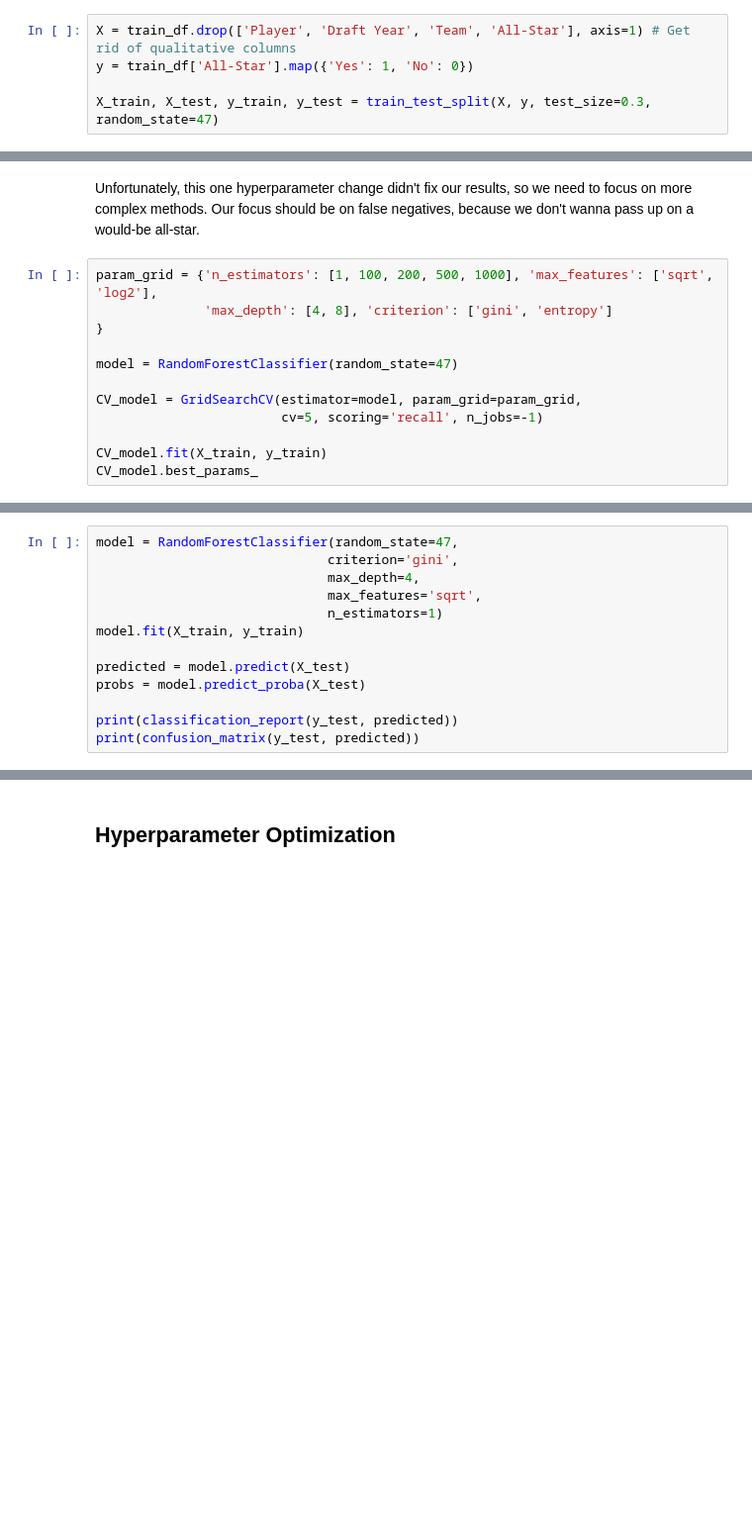
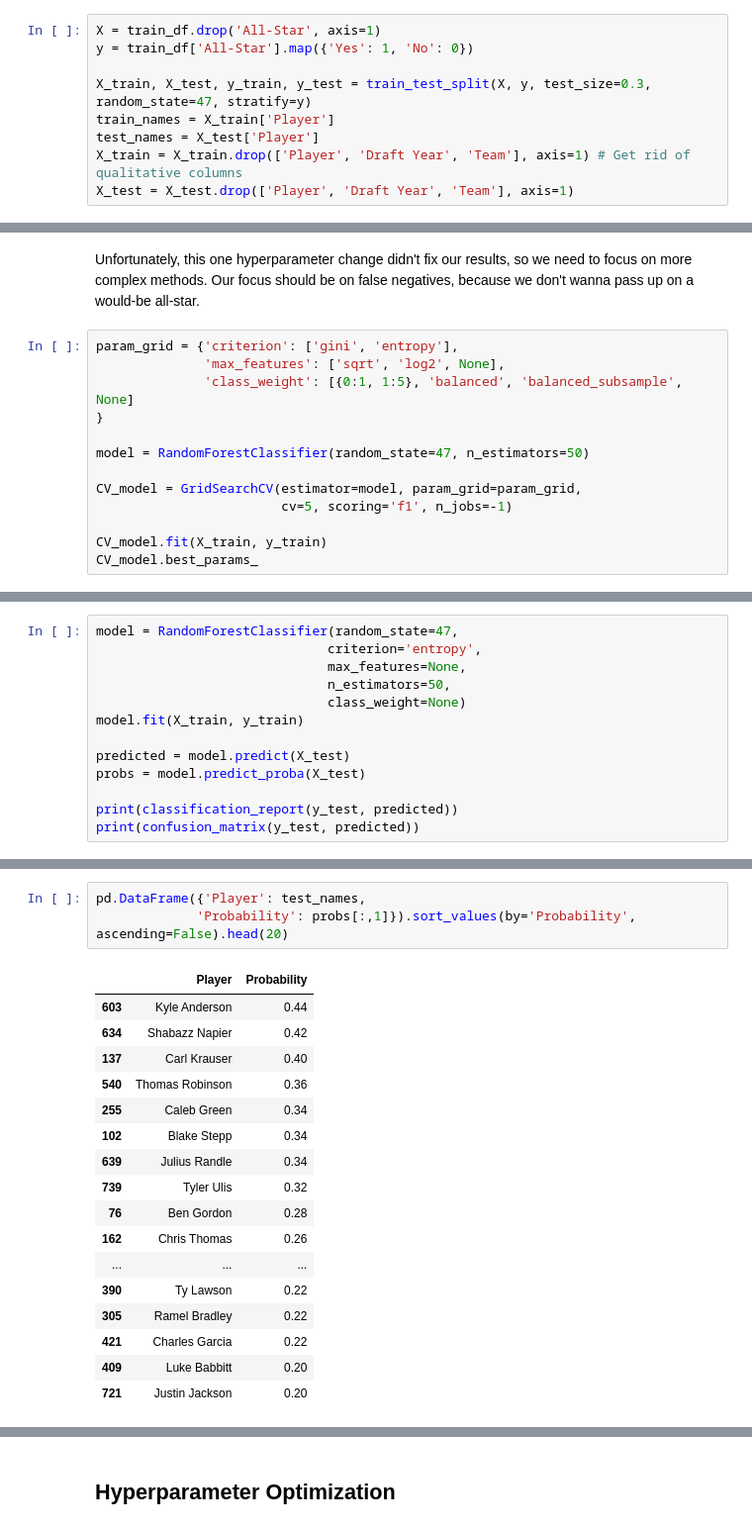
Before and after one commit to jkenzak/nbadraft, a Jupyter notebook: notebooks/04_modeling.ipynb, the cells around one changed output, grey strips where cells are left out. Shown: that part at 99% size. Drawn from its saved outputs; the diff is of its cells as text; blank space fills up the shorter version.

Commit message:
Some progress with model

```diff
--- a/notebooks/04_modeling.ipynb
+++ b/notebooks/04_modeling.ipynb
@@ -16,10 +16,14 @@ df = pd.read_csv('../data/processed/merged_data.csv')
 df['Weight (lbs)'] = df['Weight (lbs)'].replace('-', np.nan)
 train_df = df.query("`Draft Year` <= 2019") # Filter out the new/undeveloped players
 # %%
-X = train_df.drop(['Player', 'Draft Year', 'Team', 'All-Star'], axis=1) # Get rid of qualitative columns
+X = train_df.drop('All-Star', axis=1)
 y = train_df['All-Star'].map({'Yes': 1, 'No': 0})
 
-X_train, X_test, y_train, y_test = train_test_split(X, y, test_size=0.3, random_state=47)
+X_train, X_test, y_train, y_test = train_test_split(X, y, test_size=0.3, random_state=47, stratify=y)
+train_names = X_train['Player']
+test_names = X_test['Player']
+X_train = X_train.drop(['Player', 'Draft Year', 'Team'], axis=1) # Get rid of qualitative columns
+X_test = X_test.drop(['Player', 'Draft Year', 'Team'], axis=1)
 # %%
 model = RandomForestClassifier(random_state=47)
 model.fit(X_train, y_train)
@@ -81,14 +85,15 @@ weighted avg       0.87      0.93      0.90       272
 # %% [markdown]
 Unfortunately, this one hyperparameter change didn't fix our results, so we need to focus on more complex methods. Our focus should be on false negatives, because we don't wanna pass up on a would-be all-star.
 # %%
-param_grid = {'n_estimators': [1, 100, 200, 500, 1000], 'max_features': ['sqrt', 'log2'],
-              'max_depth': [4, 8], 'criterion': ['gini', 'entropy']
+param_grid = {'criterion': ['gini', 'entropy'],
+              'max_features': ['sqrt', 'log2', None],
+              'class_weight': [{0:1, 1:5}, 'balanced', 'balanced_subsample', None]
 }
 
-model = RandomForestClassifier(random_state=47)
+model = RandomForestClassifier(random_state=47, n_estimators=50)
 
 CV_model = GridSearchCV(estimator=model, param_grid=param_grid,
-                        cv=5, scoring='recall', n_jobs=-1)
+                        cv=5, scoring='f1', n_jobs=-1)
 
 CV_model.fit(X_train, y_train)
 CV_model.best_params_
@@ -100,9 +102,9 @@ CV_model.best_params_
 # %%
 model = RandomForestClassifier(random_state=47,
-                              criterion='gini',
-                              max_depth=4,
-                              max_features='sqrt',
-                              n_estimators=1)
+                              criterion='entropy',
+                              max_features=None,
+                              n_estimators=50,
+                              class_weight=None)
 model.fit(X_train, y_train)
 
 predicted = model.predict(X_test)
@@ -125 +127,22 @@ weighted avg       0.89      0.92      0.90       272
+# %%
+pd.DataFrame({'Player': test_names,
+             'Probability': probs[:,1]}).sort_values(by='Probability', ascending=False).head(20)
+# %% [output]
+|  | Player | Probability |
+| 603 | Kyle Anderson | 0.44 |
+| 634 | Shabazz Napier | 0.42 |
+| 137 | Carl Krauser | 0.40 |
+| 540 | Thomas Robinson | 0.36 |
+| 255 | Caleb Green | 0.34 |
+| 102 | Blake Stepp | 0.34 |
+| 639 | Julius Randle | 0.34 |
+| 739 | Tyler Ulis | 0.32 |
+| 76 | Ben Gordon | 0.28 |
+| 162 | Chris Thomas | 0.26 |
+| ... | ... | ... |
+| 390 | Ty Lawson | 0.22 |
+| 305 | Ramel Bradley | 0.22 |
+| 421 | Charles Garcia | 0.22 |
+| 409 | Luke Babbitt | 0.20 |
+| 721 | Justin Jackson | 0.20 |
 # %% [markdown]
```
Also changed, not shown: parts of 8 cells of this notebook, 3 other files.
